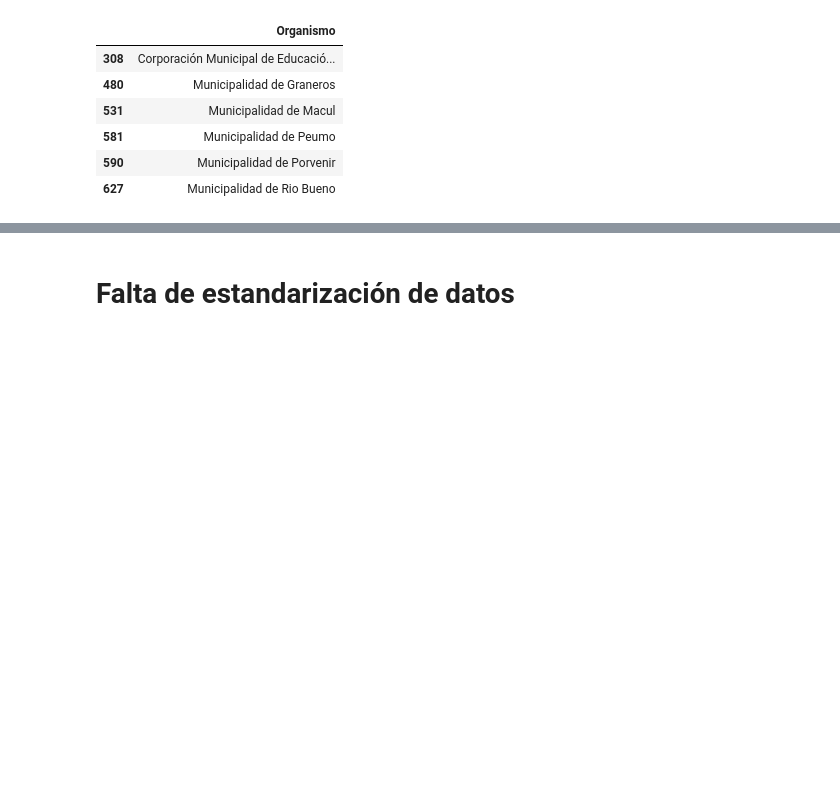
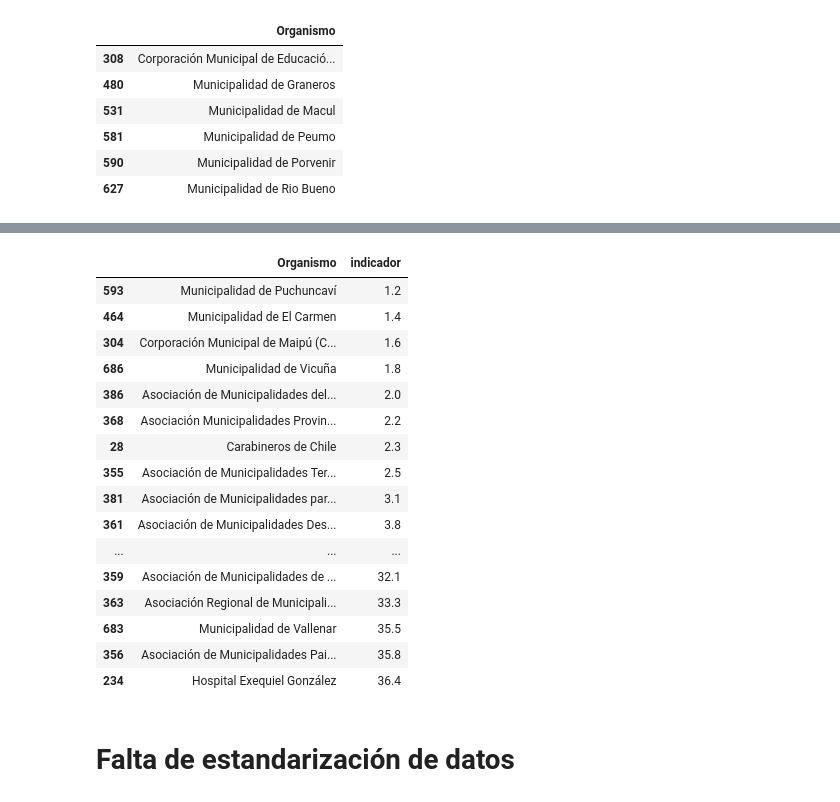
Before and after one commit to josemoragonzalez/PublicEmployment, a Jupyter notebook: informe.ipynb, the cells around one changed output, grey strips where cells are left out. Cells and saved outputs as stored; diff of their text form; code cells hidden in the pictures; blank space fills up the shorter version.

```diff
--- a/informe.ipynb
+++ b/informe.ipynb
@@ -646,3 +614,24 @@ display(peores)
+# %%
+peores.to_excel('peores.xlsx')
+display(peores)
+# %% [output]
+|  | Organismo | indicador |
+| 593 | Municipalidad de Puchuncaví | 1.2 |
+| 464 | Municipalidad de El Carmen | 1.4 |
+| 304 | Corporación Municipal de Maipú (C... | 1.6 |
+| 686 | Municipalidad de Vicuña | 1.8 |
+| 386 | Asociación de Municipalidades del... | 2.0 |
+| 368 | Asociación Municipalidades Provin... | 2.2 |
+| 28 | Carabineros de Chile | 2.3 |
+| 355 | Asociación de Municipalidades Ter... | 2.5 |
+| 381 | Asociación de Municipalidades par... | 3.1 |
+| 361 | Asociación de Municipalidades Des... | 3.8 |
+| ... | ... | ... |
+| 359 | Asociación de Municipalidades de ... | 32.1 |
+| 363 | Asociación Regional de Municipali... | 33.3 |
+| 683 | Municipalidad de Vallenar | 35.5 |
+| 356 | Asociación de Municipalidades Pai... | 35.8 |
+| 234 | Hospital Exequiel González | 36.4 |
 # %% [markdown]
 # Falta de estandarización de datos
 # %%
```
Also changed, not shown: parts of 13 cells of this notebook, 4 other files.
